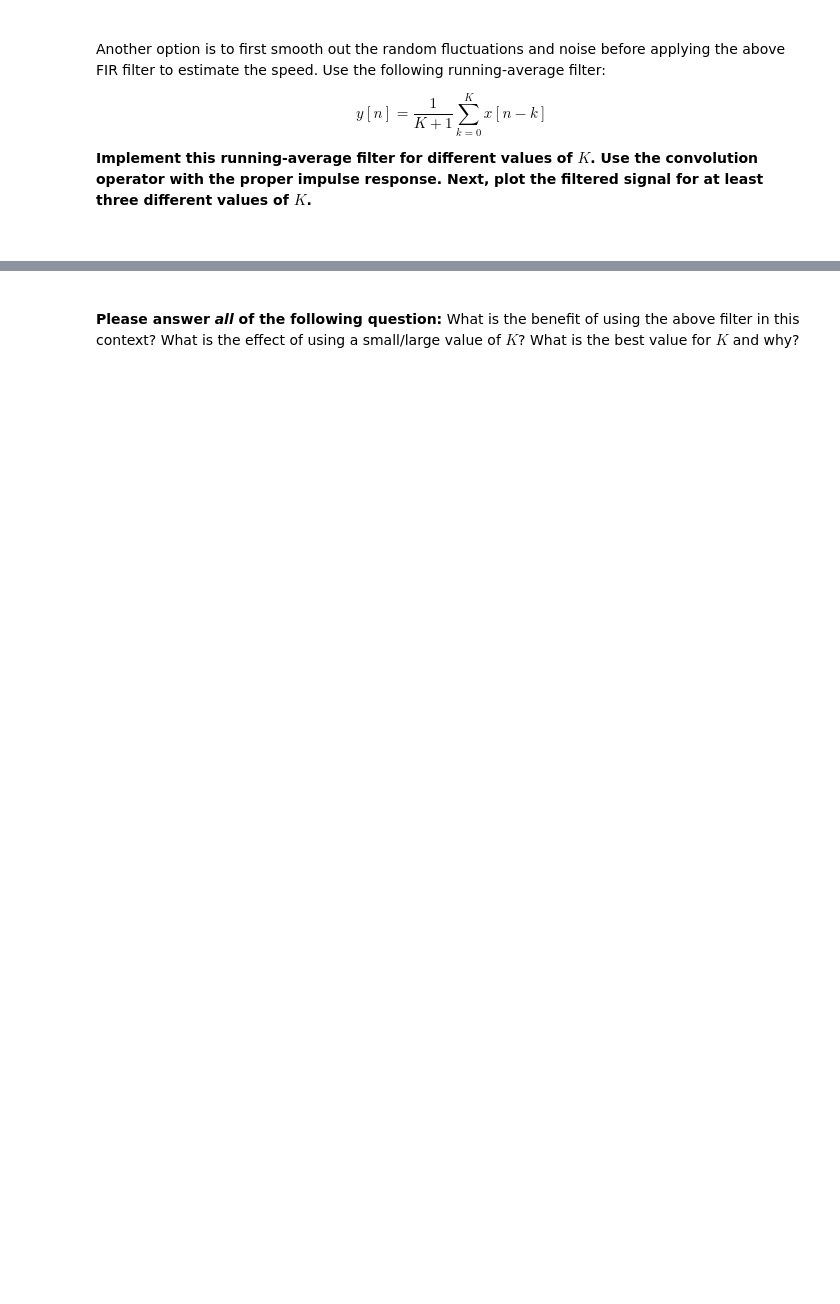
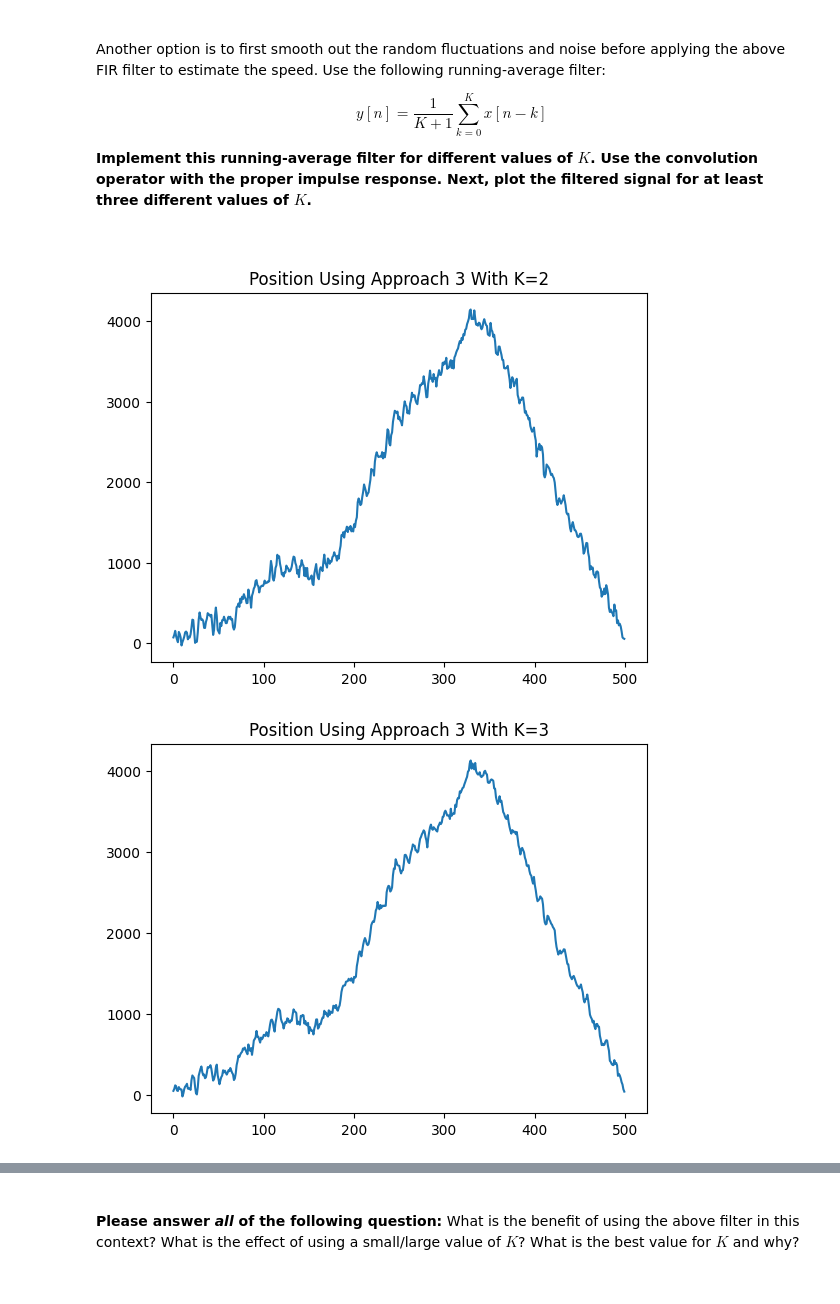
Before and after one commit to imonous/tud-cse2220-labs, a Jupyter notebook: wk3/Assignments_Week_III.ipynb, the cells around one changed output, grey strips where cells are left out. Drawn from its saved outputs; the diff is of its cells as text; code cells hidden in the pictures; blank space fills up the shorter version.

```diff
--- a/wk3/Assignments_Week_III.ipynb
+++ b/wk3/Assignments_Week_III.ipynb
@@ -246,4 +285,14 @@ Another option is to first smooth out the random fluctuations and noise before a
 
 <br>
 # %%
-# Write your code here
+Ks = [2, 3, 5, 10, 20, 40, 50, 60, 80, 200, 300]
+for K in Ks:
+    impulse_response = np.ones(shape=K+1)
+    yy = (1 / (K + 1)) * np.convolve(gpsposition, impulse_response, mode="same")
+
+    plt.title(f"Position Using Approach 3 With K={K}")
+    plt.plot(yy)
+    plt.show()
+# %% [output]
+[figure, added]
+[figure, added]
```
Also changed, not shown: parts of 15 cells of this notebook.
